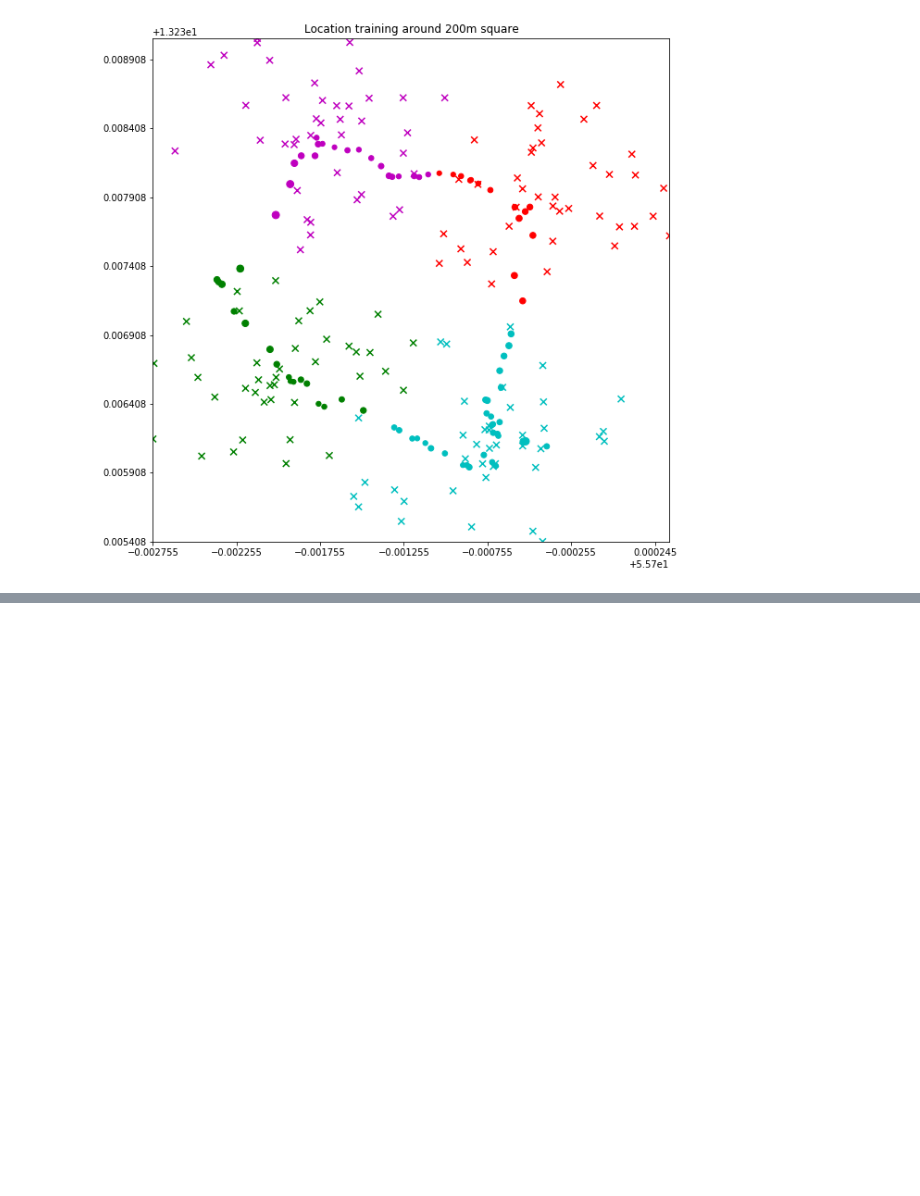
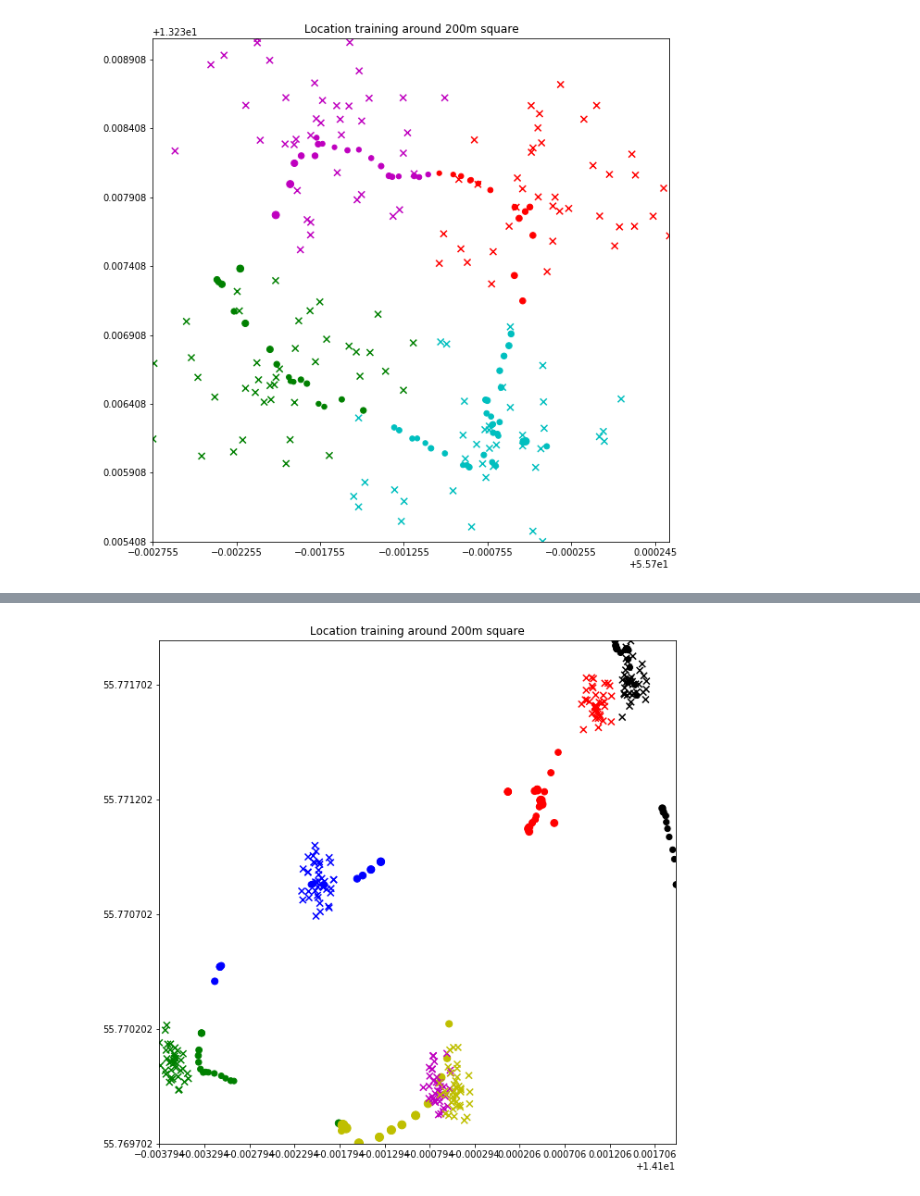
Before and after one commit to k3larra/commuter, a Jupyter notebook: machine_teaching/func_test_1/Location_visualisation.ipynb, the cells around one changed output, grey strips where cells are left out. Drawn from its saved outputs; the diff is of its cells as text; code cells hidden in the pictures; blank space fills up the shorter version.

Commit message:
Visualisation update

```diff
--- a/machine_teaching/func_test_1/Location_visualisation.ipynb
+++ b/machine_teaching/func_test_1/Location_visualisation.ipynb
@@ -654,0 +678,48 @@ plt.show()
+# %%
+import matplotlib.pyplot as plt
+import numpy as np
+import pandas as pd
+import matplotlib.pyplot as plt
+#plt.title("Locations Lat-Long for Sony in Malmö")
+dataSetTeach = pd.read_csv("tnK534JMwwfhvUEycn69HPbhqkt2_teach_2.csv")
+dataSetPred = pd.read_csv("tnK534JMwwfhvUEycn69HPbhqkt2_predict_2.csv")
+#Drop outilier data for better visability
+#dataSetPred=dataSetPred.drop(dataSetPred['latitude'].idxmin())
+#dataSetPred=dataSetPred.drop(dataSetPred['latitude'].idxmin())
+#dataSetPred=dataSetPred.drop(dataSetPred['latitude'].idxmin())
+#dataSetPred=dataSetPred.drop(dataSetPred['latitude'].idxmin())
+plt.rcParams["figure.figsize"] = (10,10)
+plt.title("Location training around 200m square")
+colorsPred = dataSetPred['predictedjourney']
+#colorsPred = colorsPred.replace(8000083241,'r')
+colorsPred = colorsPred.replace(8324190042,'b')
+#colorsPred = colorsPred.replace(9004286239,'y')
+#colorsPred = colorsPred.replace(8623980000,'g')
+#colorsPred = colorsPred.replace(8324186239,'m')
+colorsPred = colorsPred.replace(8000090042,'c')
+colorsPred = colorsPred.replace(8121683241,'r')
+colorsPred = colorsPred.replace(9004291069,'g')
+colorsPred = colorsPred.replace(8623981216,'y')
+colorsPred = colorsPred.replace(8000081216,'k')
+colorsPred = colorsPred.replace(9106986239,'m')
+colorsTeach = dataSetTeach['journey']
+#colorsTeach = colorsTeach.replace(8000083241,'r')
+colorsTeach = colorsTeach.replace(8324190042,'b')
+#colorsTeach = colorsTeach.replace(9004286239,'y')
+#colorsTeach = colorsTeach.replace(8623980000,'g')
+#colorsTeach = colorsTeach.replace(8324186239,'m')
+colorsTeach = colorsTeach.replace(8000090042,'c')
+colorsTeach = colorsTeach.replace(8121683241,'r')
+colorsTeach = colorsTeach.replace(9004291069,'g')
+colorsTeach = colorsTeach.replace(8623981216,'y')
+colorsTeach = colorsTeach.replace(8000081216,'k')
+colorsTeach = colorsTeach.replace(9106986239,'m')
+plt.yticks(np.arange(min(dataSetPred['latitude'].min(),dataSetTeach['latitude'].min()), max(dataSetPred['latitude'].max(),dataSetTeach['latitude'].max()), step=0.0005))
+plt.xticks(np.arange(min(dataSetPred['longitude'].min(),dataSetTeach['longitude'].min()), max(dataSetPred['longitude'].max(),dataSetTeach['longitude'].max()), step=0.0005))
+plt.ylim(min(dataSetPred['latitude'].min(),dataSetTeach['latitude'].min()),max(dataSetPred['latitude'].max(),dataSetTeach['latitude'].max()))
+plt.xlim(min(dataSetPred['longitude'].min(),dataSetTeach['longitude'].min()), max(dataSetPred['longitude'].max(),dataSetTeach['longitude'].max()))
+plt.scatter(dataSetPred['longitude'],dataSetPred['latitude'],marker='o',s=(dataSetPred['locationAccuracy']*2),c=colorsPred)
+plt.scatter(dataSetTeach['longitude'],dataSetTeach['latitude'],marker='x',s=50,c=colorsTeach)
+plt.show()
+# %% [output]
+[figure, added]
```
Also changed, not shown: parts of 3 cells of this notebook, 7 other files.
